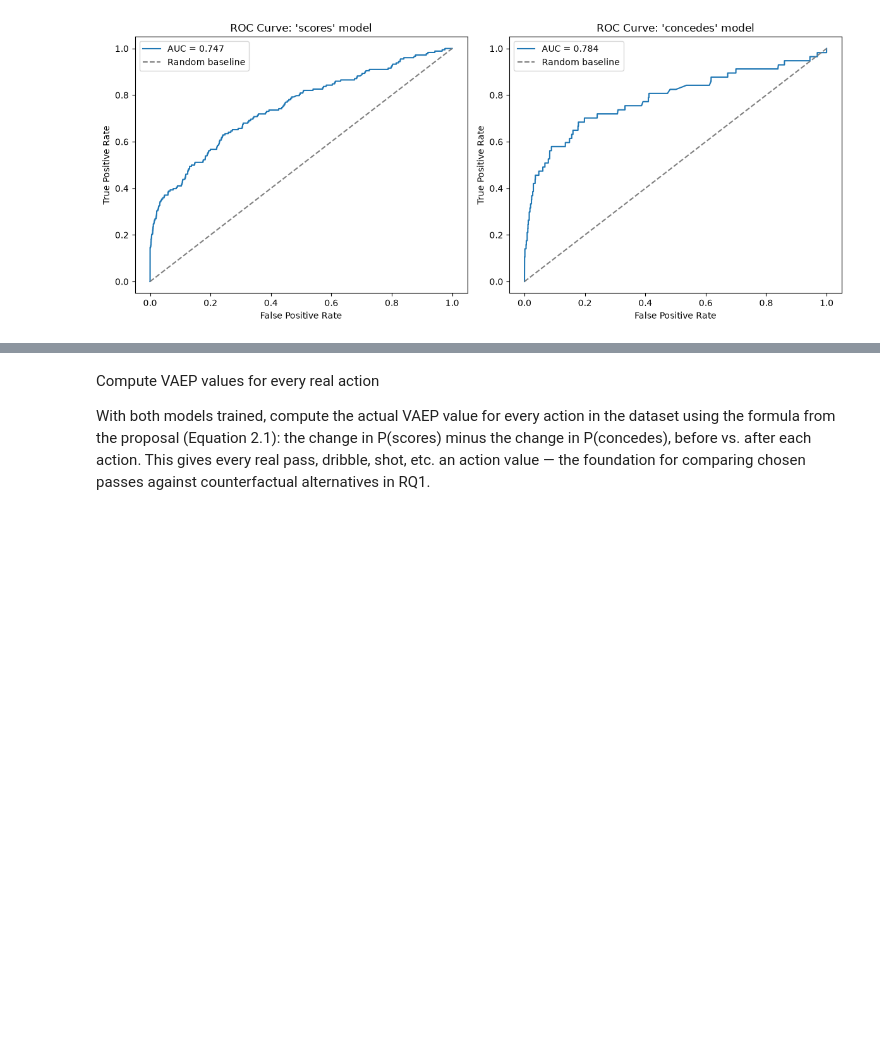
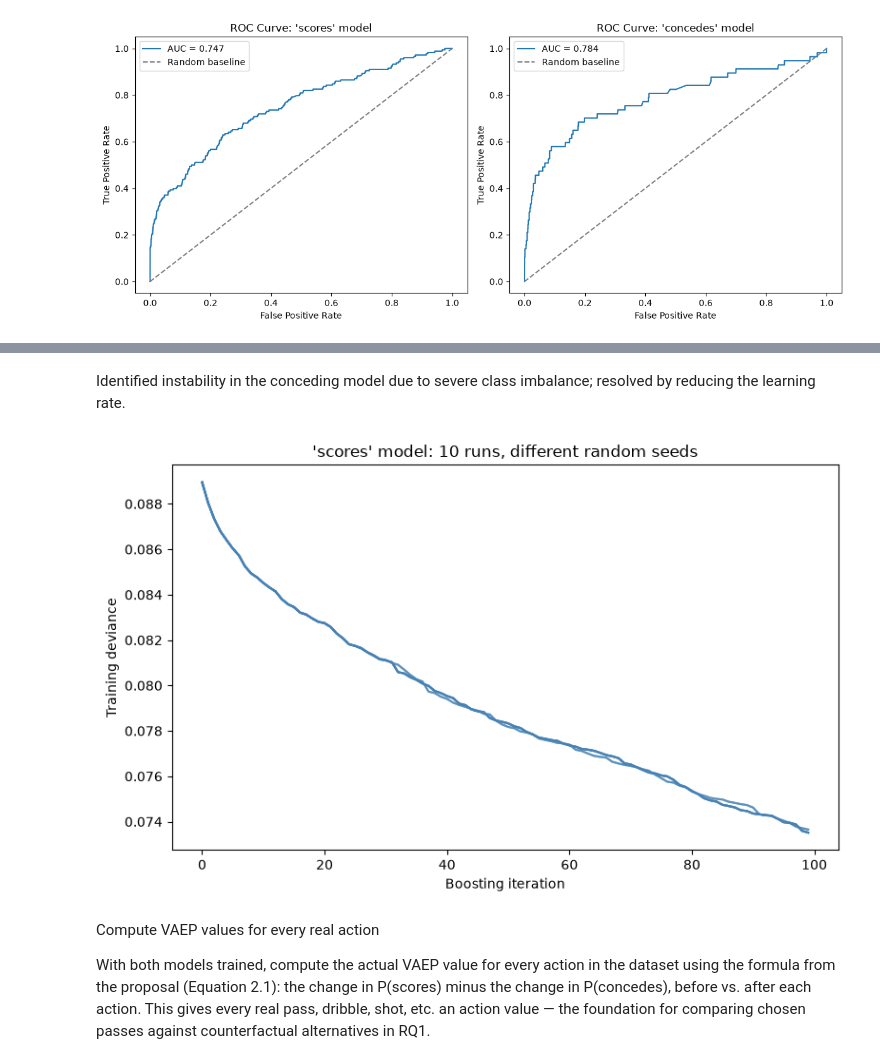
Before and after one commit to Raeesa12/perception-aware-passing-in-football, a Jupyter notebook: notebooks/setup_euro2024.ipynb, the cells around one changed output, grey strips where cells are left out. Drawn from its saved outputs; the diff is of its cells as text; code cells hidden in the pictures; blank space fills up the shorter version.

```diff
--- a/notebooks/setup_euro2024.ipynb
+++ b/notebooks/setup_euro2024.ipynb
@@ -743,3 +817,19 @@ plt.show()
+# %% [markdown]
+Identified instability in the conceding model due to severe class imbalance; resolved by reducing the learning rate.
+# %%
+fig, ax = plt.subplots(figsize=(8, 5))
+for seed in range(10):
+    seed_model = GradientBoostingClassifier(n_estimators=100, max_depth=3, random_state=seed)
+    seed_model.fit(X_train, Y_train['scores'])
+    ax.plot(seed_model.train_score_, alpha=0.5, color='steelblue')
+ax.set_xlabel('Boosting iteration')
+ax.set_ylabel('Training deviance')
+ax.set_title("'scores' model: 10 runs, different random seeds")
+plt.tight_layout()
+plt.savefig('../figures/multi_seed_curves.png', dpi=150, bbox_inches='tight')
+plt.show()
+# %% [output]
+[figure, added]
 # %% [markdown]
 Compute VAEP values for every real action
 
```
Also changed, not shown: parts of 11 cells of this notebook, 3 other files.
